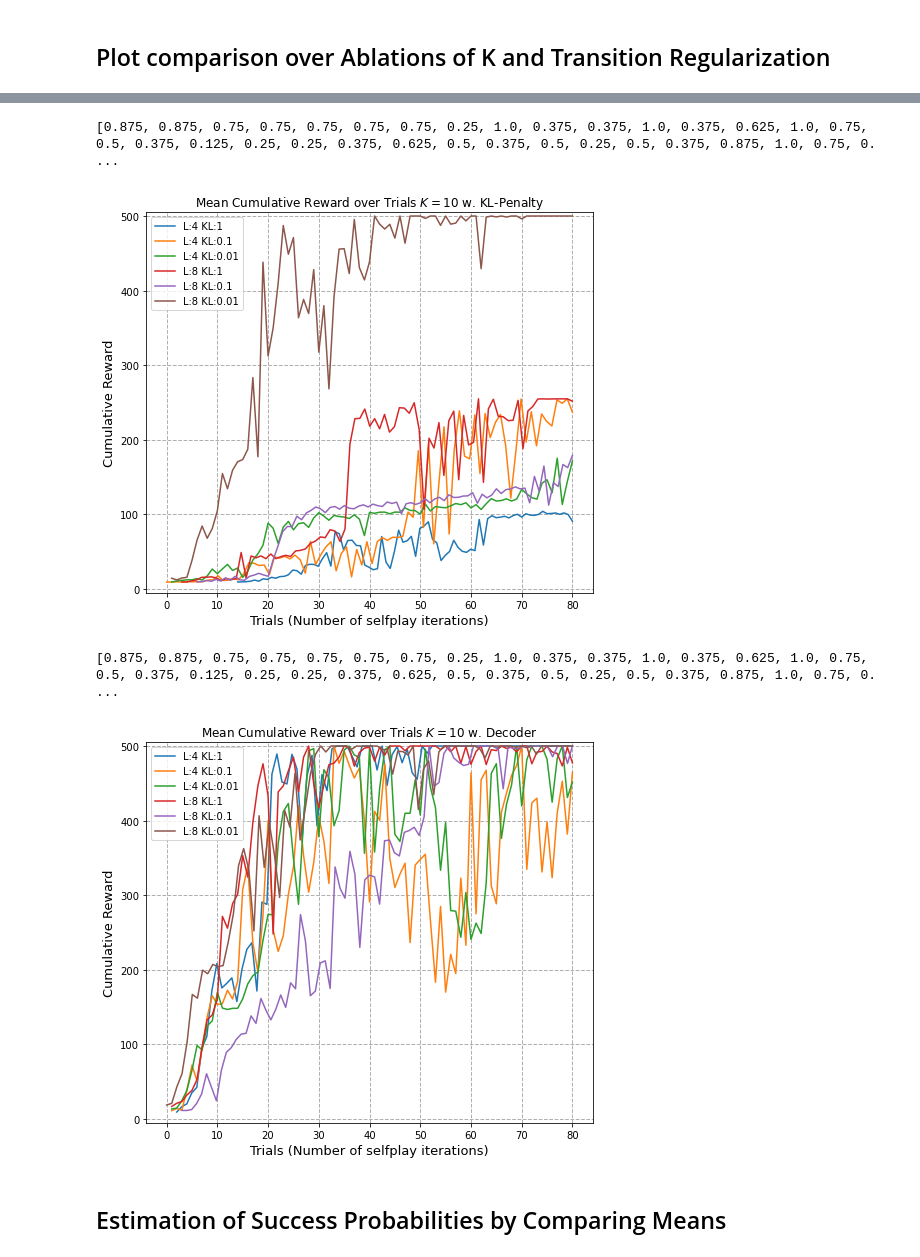
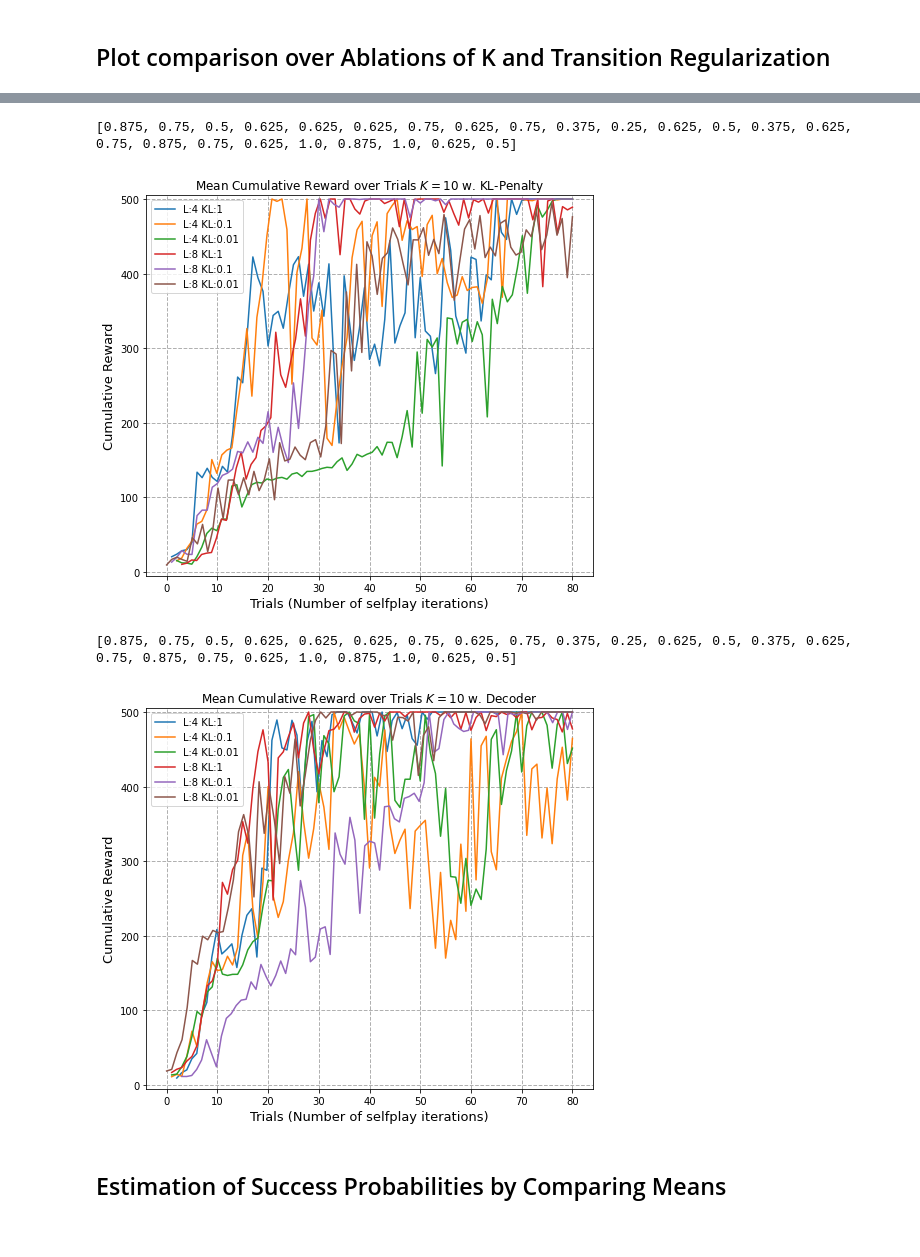
Before and after one commit to kaesve/muzero, a Jupyter notebook: publish/Ablation Analysis.ipynb, the cells around one changed output, grey strips where cells are left out. Saved outputs shown, nothing was run; the diff lists cells and outputs as text; code cells hidden in the pictures.

Commit message:
MC-ablations update

````diff
--- a/publish/Ablation Analysis.ipynb
+++ b/publish/Ablation Analysis.ipynb
@@ -27,6 +27,11 @@ with open('data/cp_ablation/CP_ablation.out', 'rb') as f:
     results = pickle.load(f)
 
 config = DotDict.from_json('data/cp_ablation/ablation_schedule_20201203-111902.json')
+# %%
+with open('data/cp_ablation/CP_ablation_correction.out', 'rb') as f:
+    results_correction = pickle.load(f)
+
+config_correction = DotDict.from_json('data/cp_ablation/ablation_schedule_20210124-162049.json')
 # %% [markdown]
 The ```normal``` and ```A0``` files differ both from eachother and to the ```results``` file; unfortunately, we parsed each file in an Ad-Hoc manner for convenient I/O and because the code respository underwent refactoring during one of the runs.
 
@@ -45,5 +50,5 @@ with open('data/cp_ablation/A0CP_ablation.out', 'rb') as f:
 The ```mc``` data is again a dictionary, this one has as keys the run-name; which is in this case the original tensorboard eventfile path. The value of each item is the mean trial rewards during training without any repetitions $r=1$.
 # %%
 # Numerical results of MountainCar agents.
-with open('data/mc_trials/MC_trial_results.out', 'rb') as f:
+with open('data/mc_trials/MC_results.out', 'rb') as f:
     mc = pickle.load(f)
@@ -91,3 +120,6 @@ def plot_aggregate(data: list, bins = 20, label: list = None, v_max: int = 500):
 plot_data, success, ps = plot_aggregate(list(results.values()))
 # %% [output]
 [figure]
+# %%
+# Example figure of all non-aggregated ablation analysis runs.
+plot_data, success, ps = plot_aggregate(list(results_correction.values()))
@@ -119 +173,6 @@ for k, v in config.items():
+# %%
+cor = list(results_correction.values())
+
+kl_cor = cor[0:3] + cor[4:7] + cor[8:11] + cor[12:15] + cor[16:19] + cor[20:23]
+normal_cor = list(np.asarray(cor)[[3, 7, 11, 15, 19, 23]])
 # %%
@@ -152,20 +211,20 @@ plt.show()
 [figure]
 # %%
-plot_data, k10_kl, k10_kl_p = plot_aggregate(list(results.values())[24:30], bins=20, label=[f'L:{x.latent_depth} KL:{x.dynamics_penalty}' for x in k5[:6]])
+plot_data, k10_kl, k10_kl_p = plot_aggregate(kl_cor[12:18], bins=20, label=[f'L:{x.latent_depth} KL:{x.dynamics_penalty}' for x in k5[:6]])
 plt.title(r"Mean Cumulative Reward over Trials $K=10$ w. KL-Penalty")
 print(success)
 plt.ylim([-5, 505])
 plt.show()
 
 plot_data, k10_d, k10_d_p = plot_aggregate(list(results.values())[30:36], bins=20, label=[f'L:{x.latent_depth} KL:{x.dynamics_penalty}' for x in k5[6:]])
 plt.title(r"Mean Cumulative Reward over Trials $K=10$ w. Decoder")
 print(success)
 plt.ylim([-5, 505])
 plt.show()
 # %% [output]
-[0.875, 0.875, 0.75, 0.75, 0.75, 0.75, 0.75, 0.25, 1.0, 0.375, 0.375, 1.0, 0.375, 0.625, 1.0, 0.75, 0.5, 0.375, 0.125, 0.25, 0.25, 0.375, 0.625, 0.5, 0.375, 0.5, 0.25, 0.5, 0.375, 0.875, 1.0, 0.75, 0. ...
+[0.875, 0.75, 0.5, 0.625, 0.625, 0.625, 0.75, 0.625, 0.75, 0.375, 0.25, 0.625, 0.5, 0.375, 0.625, 0.75, 0.875, 0.75, 0.625, 1.0, 0.875, 1.0, 0.625, 0.5]
-[figure, old version]
+[figure, new version]
-[0.875, 0.875, 0.75, 0.75, 0.75, 0.75, 0.75, 0.25, 1.0, 0.375, 0.375, 1.0, 0.375, 0.625, 1.0, 0.75, 0.5, 0.375, 0.125, 0.25, 0.25, 0.375, 0.625, 0.5, 0.375, 0.5, 0.25, 0.5, 0.375, 0.875, 1.0, 0.75, 0. ...
+[0.875, 0.75, 0.5, 0.625, 0.625, 0.625, 0.75, 0.625, 0.75, 0.375, 0.25, 0.625, 0.5, 0.375, 0.625, 0.75, 0.875, 0.75, 0.625, 1.0, 0.875, 1.0, 0.625, 0.5]
 [figure]
 # %% [markdown]
 ## Estimation of Success Probabilities by Comparing Means
````
Also changed, not shown: parts of 20 cells of this notebook, 8 other files.
